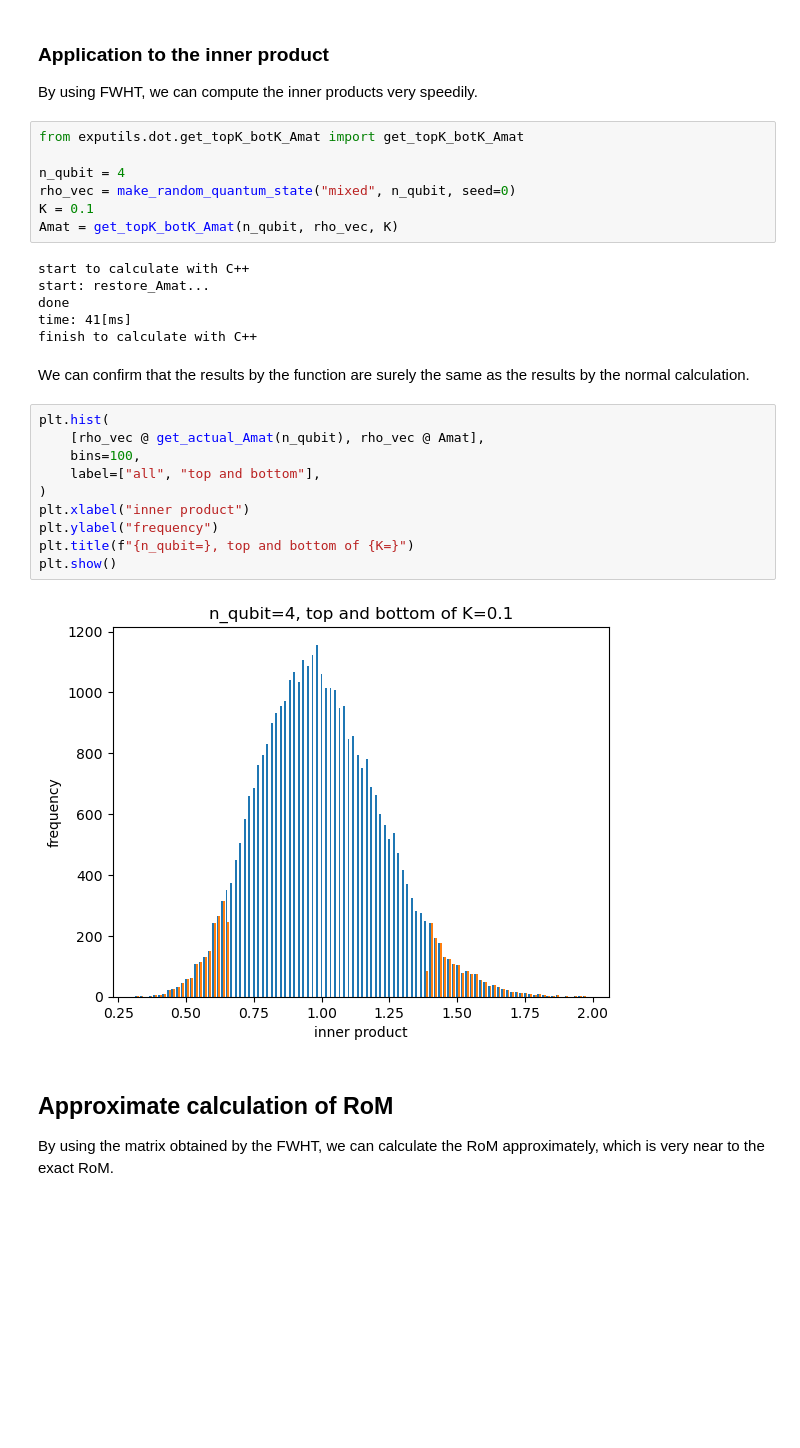
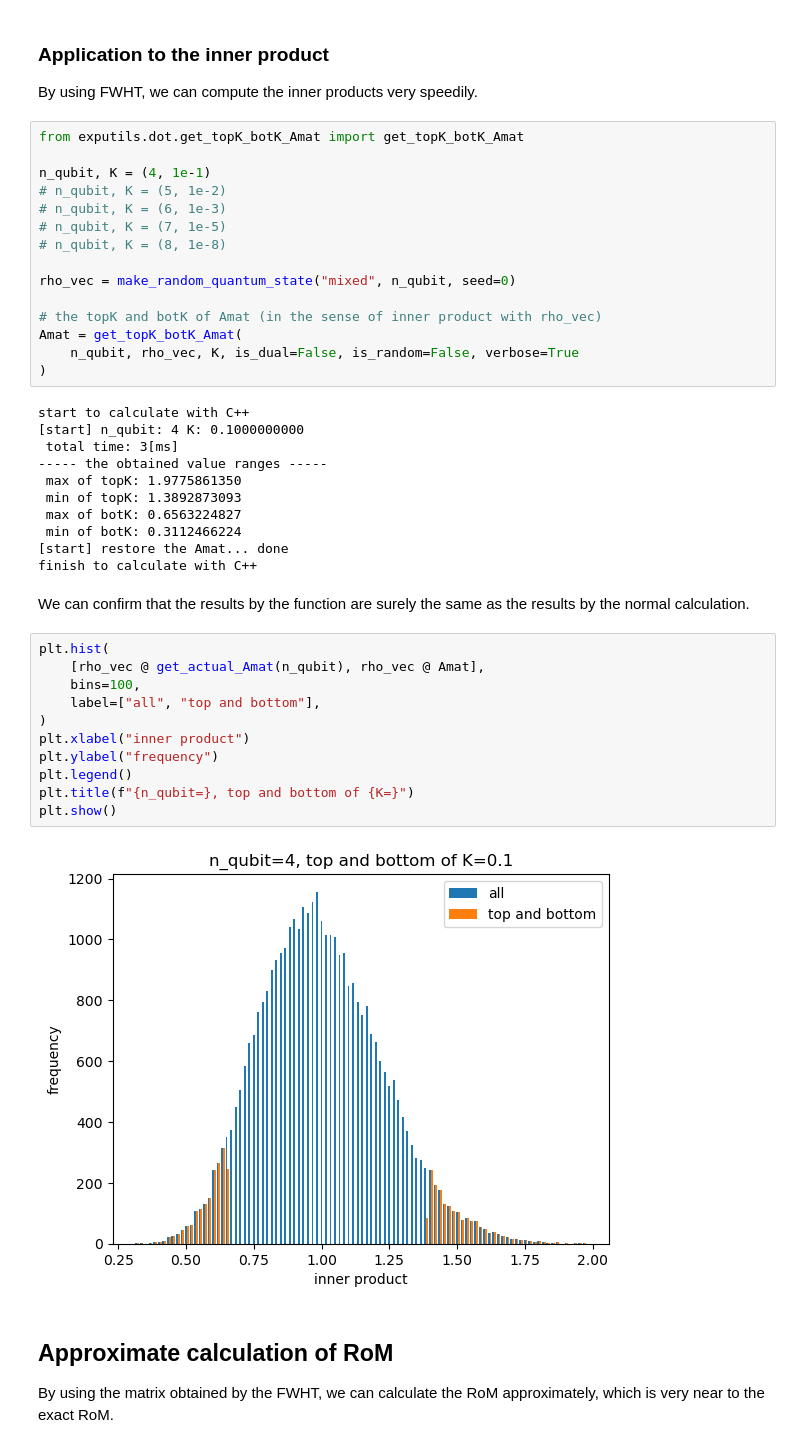
Before and after one commit to quantum-programming/RoM-handbook, a Jupyter notebook: tutorial.ipynb, the cells around one changed output. Saved outputs shown, nothing was run; the diff lists cells and outputs as text; blank space fills up the shorter version.

```diff
--- a/tutorial.ipynb
+++ b/tutorial.ipynb
@@ -173,30 +212,44 @@ By using FWHT, we can compute the inner products very speedily.
 # %%
 from exputils.dot.get_topK_botK_Amat import get_topK_botK_Amat
 
-n_qubit = 4
+n_qubit, K = (4, 1e-1)
+# n_qubit, K = (5, 1e-2)
+# n_qubit, K = (6, 1e-3)
+# n_qubit, K = (7, 1e-5)
+# n_qubit, K = (8, 1e-8)
+
 rho_vec = make_random_quantum_state("mixed", n_qubit, seed=0)
-K = 0.1
-Amat = get_topK_botK_Amat(n_qubit, rho_vec, K)
+
+# the topK and botK of Amat (in the sense of inner product with rho_vec)
+Amat = get_topK_botK_Amat(
+    n_qubit, rho_vec, K, is_dual=False, is_random=False, verbose=True
+)
 # %% [output]
 start to calculate with C++
-start: restore_Amat...
-done
-time: 41[ms]
+[start] n_qubit: 4 K: 0.1000000000
+ total time: 3[ms]
+----- the obtained value ranges -----
+ max of topK: 1.9775861350
+ min of topK: 1.3892873093
+ max of botK: 0.6563224827
+ min of botK: 0.3112466224
+[start] restore the Amat... done
 finish to calculate with C++
 # %% [markdown]
 We can confirm that the results by the function are surely the same as the results by the normal calculation.
 # %%
 plt.hist(
     [rho_vec @ get_actual_Amat(n_qubit), rho_vec @ Amat],
     bins=100,
     label=["all", "top and bottom"],
 )
 plt.xlabel("inner product")
 plt.ylabel("frequency")
+plt.legend()
 plt.title(f"{n_qubit=}, top and bottom of {K=}")
 plt.show()
 # %% [output]
-[figure, old version]
+[figure, new version]
 # %% [markdown]
 ## Approximate calculation of RoM
 
```
Also changed, not shown: parts of 17 cells of this notebook.
